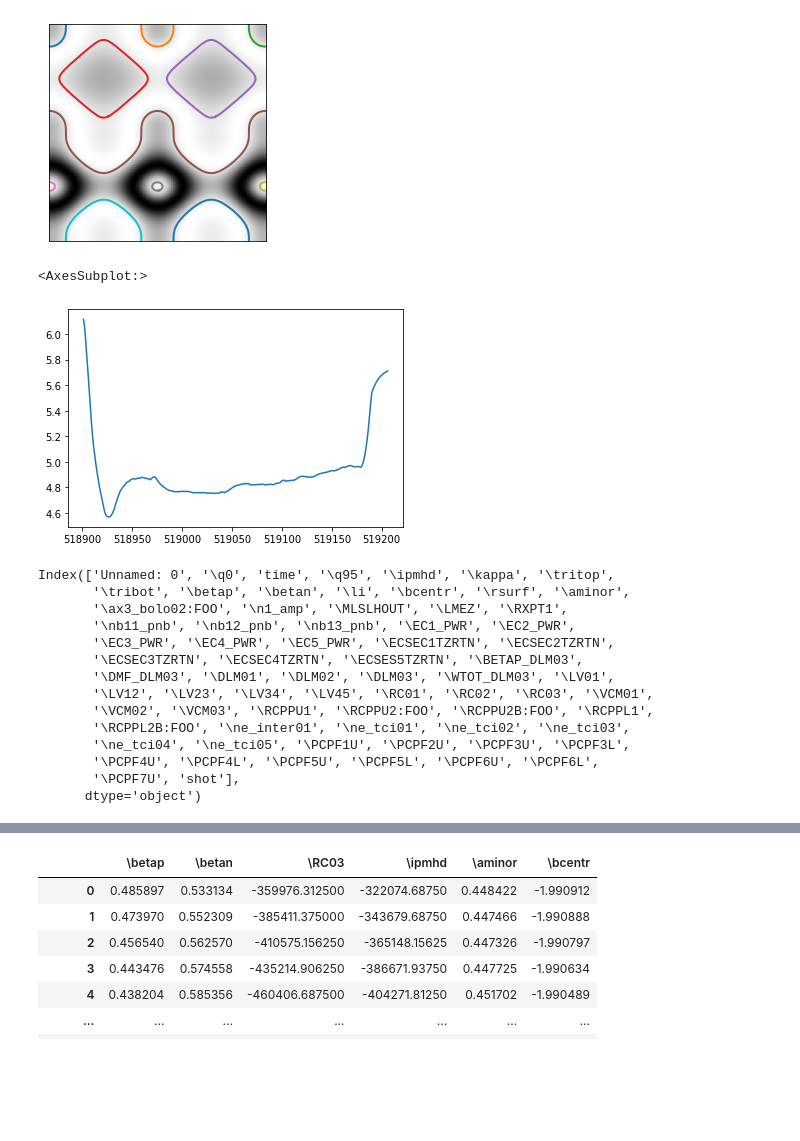
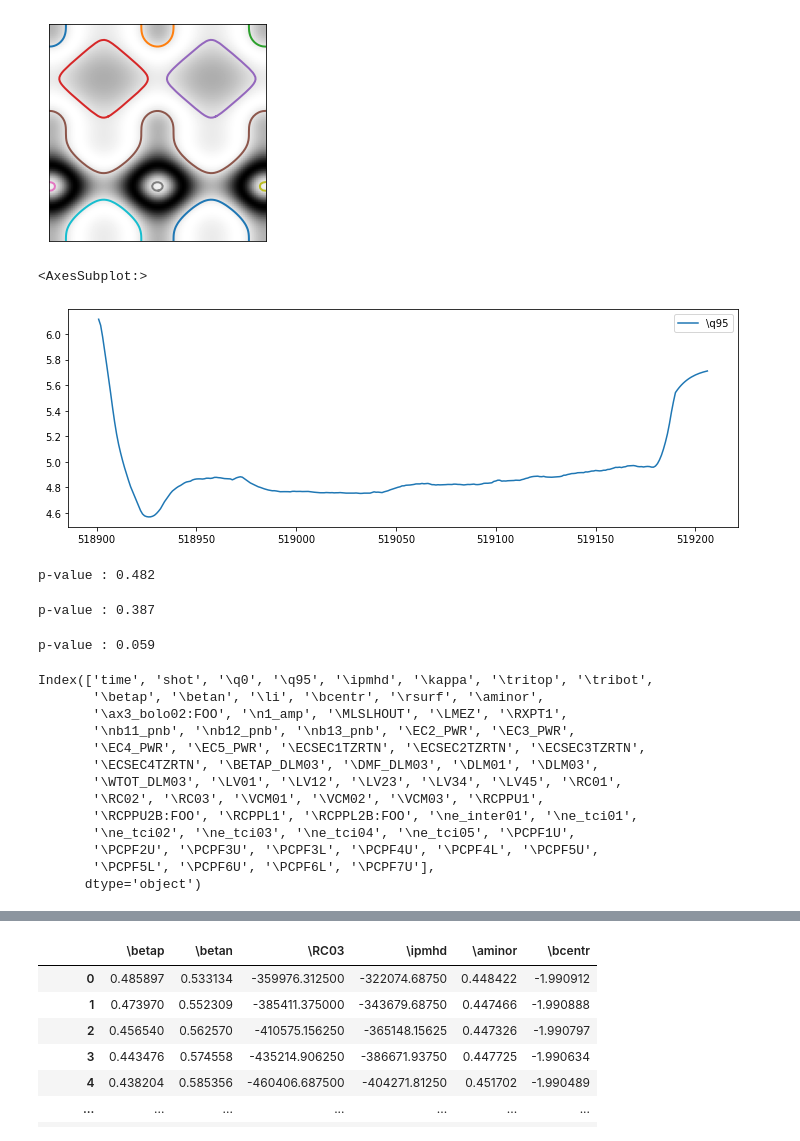
Before and after one commit to ZINZINBIN/Tokamak-Plasma-Operation-Control-based-on-RL, a Jupyter notebook: analysis/EDA.ipynb, the cells around one changed output, grey strips where cells are left out. Saved outputs shown, nothing was run; the diff lists cells and outputs as text; code cells hidden in the pictures; blank space fills up the shorter version.

Commit message:
update code: visualization code edited

```diff
--- a/analysis/EDA.ipynb
+++ b/analysis/EDA.ipynb
@@ -46,7 +45,29 @@ import numpy as np
 
 df = pd.read_csv("./dataset/KSTAR_rl_control_ts_data_extend.csv").reset_index(drop = True)
 # %%
-df[df.shot == 21609]['\\q95'].plot()
+df[df.shot == 21609][['\\q95']].plot(figsize = (12,4))
 # %% [output]
 <AxesSubplot:>
-[figure, old version]
+[figure, new version]
+# %%
+from statsmodels.tsa.stattools import adfuller
+data = df[df.shot == 21609]['\\q95'].values
+result = adfuller(data)
+
+print("p-value : {:.3f}".format(result[1]))
+# %% [output]
+p-value : 0.482
+# %%
+data = df[df.shot == 30399]['\\q95'].values
+result = adfuller(data)
+
+print("p-value : {:.3f}".format(result[1]))
+# %% [output]
+p-value : 0.387
+# %%
+data = df[df.shot == 30399]['\\betan'].values
+result = adfuller(data)
+
+print("p-value : {:.3f}".format(result[1]))
+# %% [output]
+p-value : 0.059
@@ -53,17 +76,16 @@ df[df.shot == 21609]['\\q95'].plot()
 # %%
-df.columns
+df_shot.columns
 # %% [output]
-Index(['Unnamed: 0', '\q0', 'time', '\q95', '\ipmhd', '\kappa', '\tritop',
-       '\tribot', '\betap', '\betan', '\li', '\bcentr', '\rsurf', '\aminor',
+Index(['time', 'shot', '\q0', '\q95', '\ipmhd', '\kappa', '\tritop', '\tribot',
+       '\betap', '\betan', '\li', '\bcentr', '\rsurf', '\aminor',
        '\ax3_bolo02:FOO', '\n1_amp', '\MLSLHOUT', '\LMEZ', '\RXPT1',
-       '\nb11_pnb', '\nb12_pnb', '\nb13_pnb', '\EC1_PWR', '\EC2_PWR',
-       '\EC3_PWR', '\EC4_PWR', '\EC5_PWR', '\ECSEC1TZRTN', '\ECSEC2TZRTN',
-       '\ECSEC3TZRTN', '\ECSEC4TZRTN', '\ECSES5TZRTN', '\BETAP_DLM03',
-       '\DMF_DLM03', '\DLM01', '\DLM02', '\DLM03', '\WTOT_DLM03', '\LV01',
-       '\LV12', '\LV23', '\LV34', '\LV45', '\RC01', '\RC02', '\RC03', '\VCM01',
-       '\VCM02', '\VCM03', '\RCPPU1', '\RCPPU2:FOO', '\RCPPU2B:FOO', '\RCPPL1',
-       '\RCPPL2B:FOO', '\ne_inter01', '\ne_tci01', '\ne_tci02', '\ne_tci03',
-       '\ne_tci04', '\ne_tci05', '\PCPF1U', '\PCPF2U', '\PCPF3U', '\PCPF3L',
-       '\PCPF4U', '\PCPF4L', '\PCPF5U', '\PCPF5L', '\PCPF6U', '\PCPF6L',
-       '\PCPF7U', 'shot'],
+       '\nb11_pnb', '\nb12_pnb', '\nb13_pnb', '\EC2_PWR', '\EC3_PWR',
+       '\EC4_PWR', '\EC5_PWR', '\ECSEC1TZRTN', '\ECSEC2TZRTN', '\ECSEC3TZRTN',
+       '\ECSEC4TZRTN', '\BETAP_DLM03', '\DMF_DLM03', '\DLM01', '\DLM03',
+       '\WTOT_DLM03', '\LV01', '\LV12', '\LV23', '\LV34', '\LV45', '\RC01',
+       '\RC02', '\RC03', '\VCM01', '\VCM02', '\VCM03', '\RCPPU1',
+       '\RCPPU2B:FOO', '\RCPPL1', '\RCPPL2B:FOO', '\ne_inter01', '\ne_tci01',
+       '\ne_tci02', '\ne_tci03', '\ne_tci04', '\ne_tci05', '\PCPF1U',
+       '\PCPF2U', '\PCPF3U', '\PCPF3L', '\PCPF4U', '\PCPF4L', '\PCPF5U',
+       '\PCPF5L', '\PCPF6U', '\PCPF6L', '\PCPF7U'],
       dtype='object')
```
Also changed, not shown: parts of 16 cells of this notebook, 16 other files.
